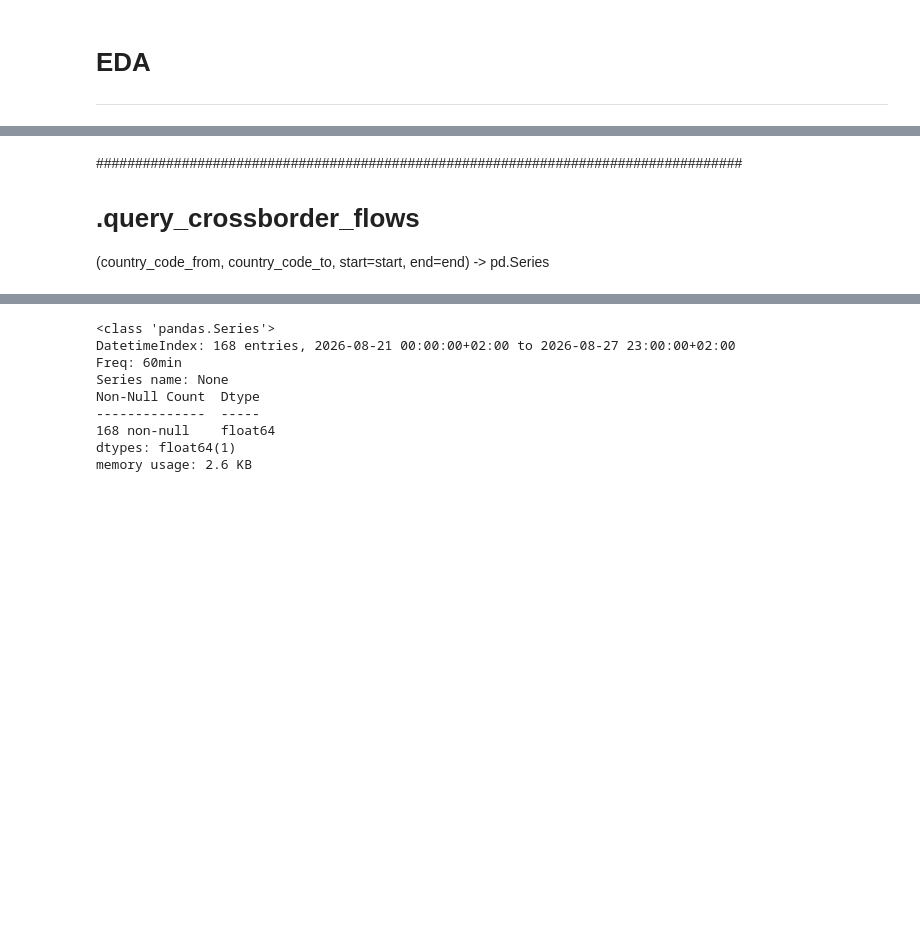
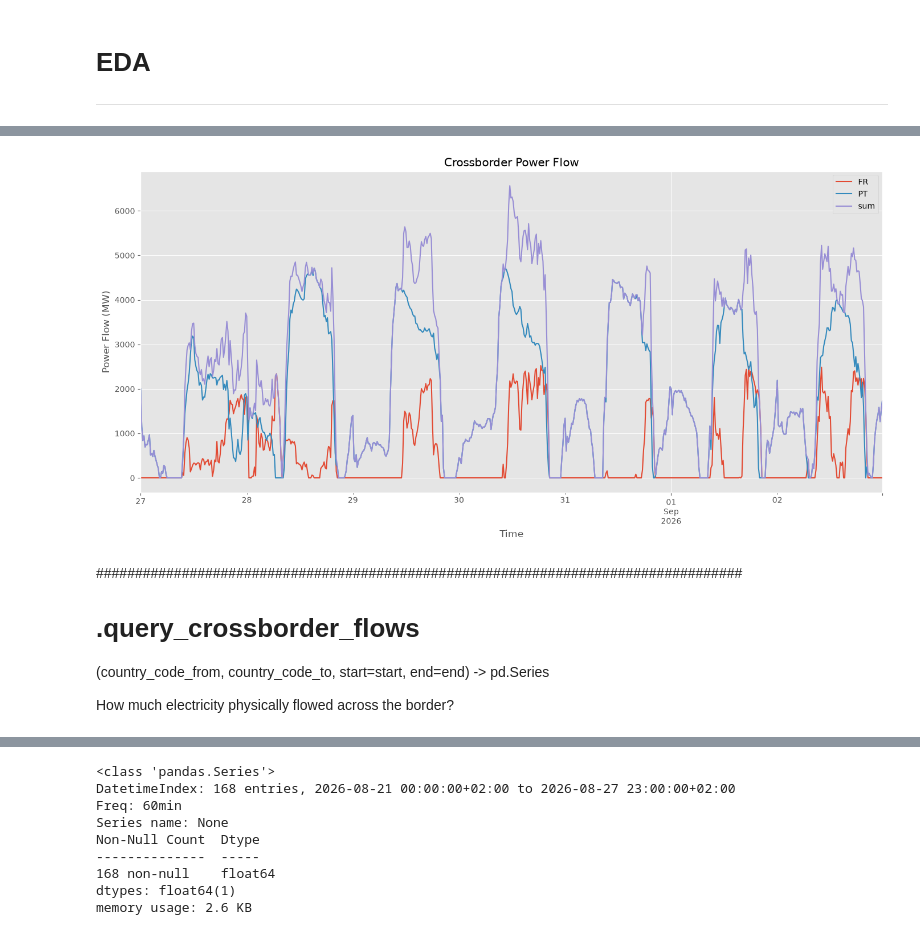
Before and after one commit to DianaDorobantu/electricity-market-brief, a Jupyter notebook: entsoe_data_categories/transmission.ipynb, the cells around one changed output, grey strips where cells are left out. Saved outputs shown, nothing was run; the diff lists cells and outputs as text; code cells hidden in the pictures; blank space fills up the shorter version.

```diff
--- a/entsoe_data_categories/transmission.ipynb
+++ b/entsoe_data_categories/transmission.ipynb
@@ -69,0 +74,6 @@ next_month = today + pd.DateOffset(months=1)
+# %%
+physical_crossborder_allborders = entsoe_client.query_physical_crossborder_allborders(
+    country_code=country_code,
+    start=last_week,
+    end=today,
+    export=True)
@@ -70,7 +103,22 @@ next_month = today + pd.DateOffset(months=1)
+# %%
+fig, ax = plt.subplots(figsize=(14, 7))
+
+physical_crossborder_allborders.plot(ax=ax)
+
+ax.set_title("Crossborder Power Flow")
+ax.set_xlabel("Time")
+ax.set_ylabel("Power Flow (MW)")
+
+fig.tight_layout()
+plt.show()
+# %% [output]
+[figure, added]
 # %% [markdown]
 ###################################################################################
 # .query_crossborder_flows
 (country_code_from, country_code_to, start=start, end=end) -> pd.Series
+
+<p>How much electricity physically flowed across the border?</p>
 # %%
 crossborder_flows = entsoe_client.query_crossborder_flows(
     country_code_from="ES",
```
Also changed, not shown: parts of 9 cells of this notebook, 3 other files.
